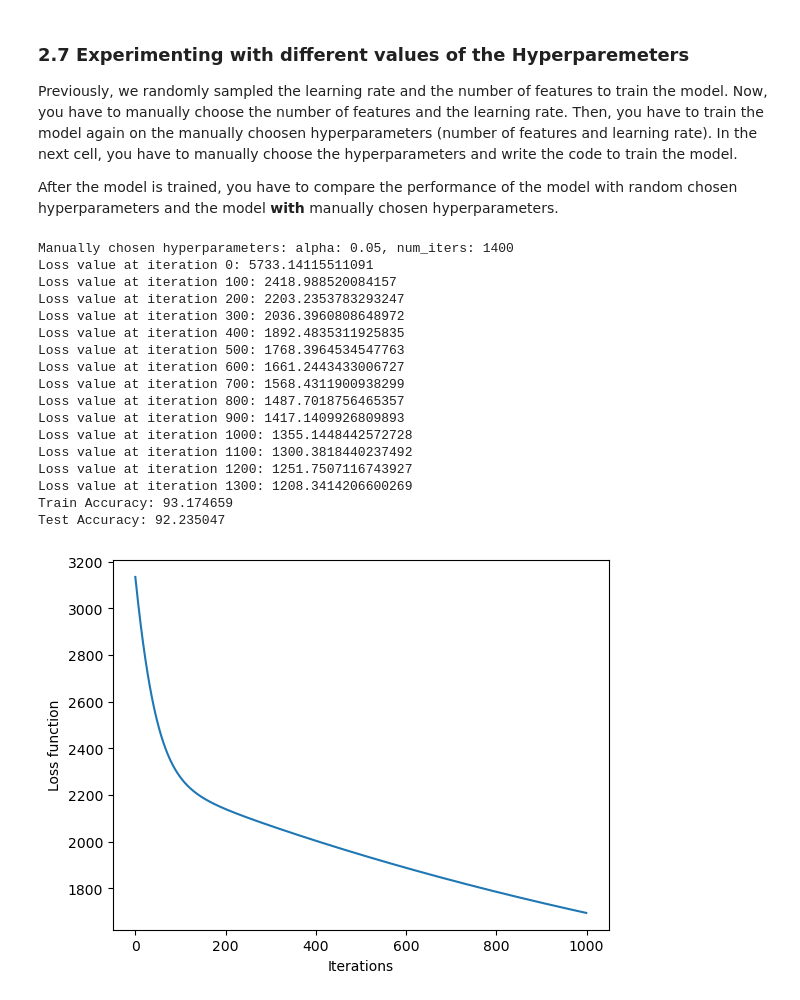
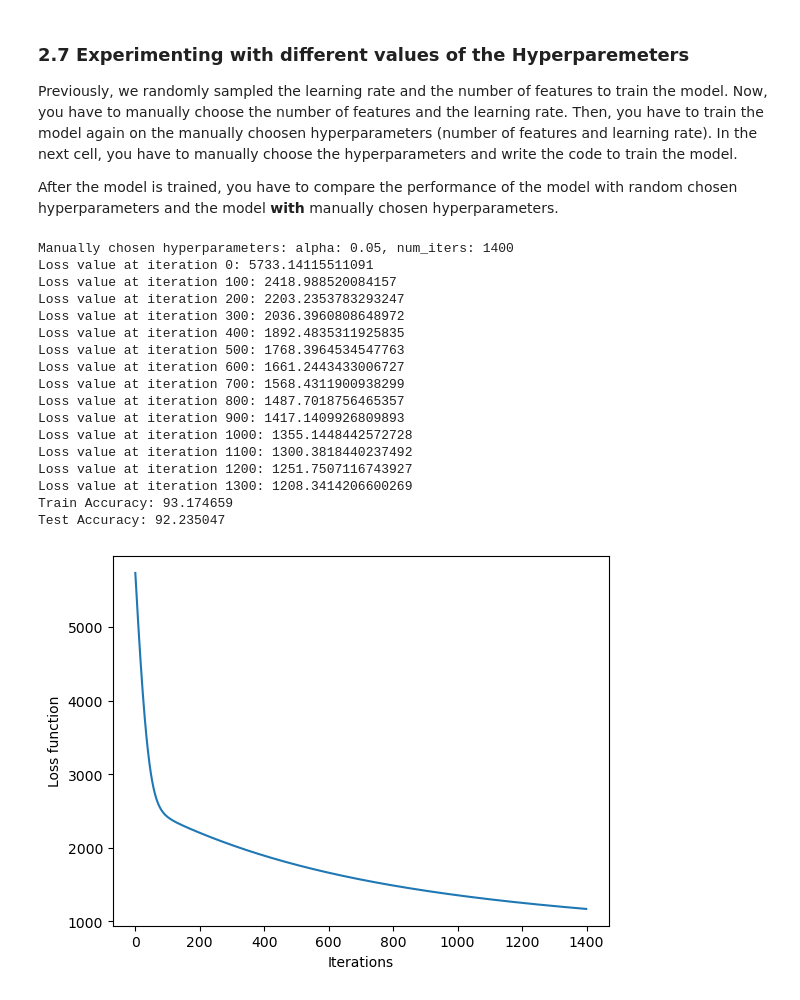
Before and after one commit to harshit-jain52/CS60050, a Jupyter notebook: assgn01/ML_Assignment_1/22CS10030_A1.ipynb, the cells around one changed output. Drawn from its saved outputs; the diff is of its cells as text; code cells hidden in the pictures.

```diff
--- a/assgn01/ML_Assignment_1/22CS10030_A1.ipynb
+++ b/assgn01/ML_Assignment_1/22CS10030_A1.ipynb
@@ -1065,32 +1065,32 @@ print(f"Manually chosen hyperparameters: alpha: {alpha_manual}, num_iters: {num_
 w_, b_, loss_hist_ = batch_gradient_descent_logistic_regression(X_train,y_train,init_w_rand,init_b_rand,alpha_manual,num_iters_manual)
 
 p_train_ = predict(X_train,w_,b_)
 print("Train Accuracy: %f" % (np.mean(p_train_ == y_train) * 100))
 p_test_ = predict(X_test,w_,b_)
 print("Test Accuracy: %f" % (np.mean(p_test_ == y_test) * 100))
 
 plt.xlabel("Iterations")
 plt.ylabel("Loss function")
-plt.plot(loss_plot)
+plt.plot(loss_hist_)
 plt.show()
 
 ### END CODE HERE ###
 # %% [output]
 Manually chosen hyperparameters: alpha: 0.05, num_iters: 1400
 Loss value at iteration 0: 5733.14115511091
 Loss value at iteration 100: 2418.988520084157
 Loss value at iteration 200: 2203.2353783293247
 Loss value at iteration 300: 2036.3960808648972
 Loss value at iteration 400: 1892.4835311925835
 Loss value at iteration 500: 1768.3964534547763
 Loss value at iteration 600: 1661.2443433006727
 Loss value at iteration 700: 1568.4311900938299
 Loss value at iteration 800: 1487.7018756465357
 Loss value at iteration 900: 1417.1409926809893
 Loss value at iteration 1000: 1355.1448442572728
 Loss value at iteration 1100: 1300.3818440237492
 Loss value at iteration 1200: 1251.7507116743927
 Loss value at iteration 1300: 1208.3414206600269
 Train Accuracy: 93.174659
 Test Accuracy: 92.235047
-[figure, old version]
+[figure, new version]
```
